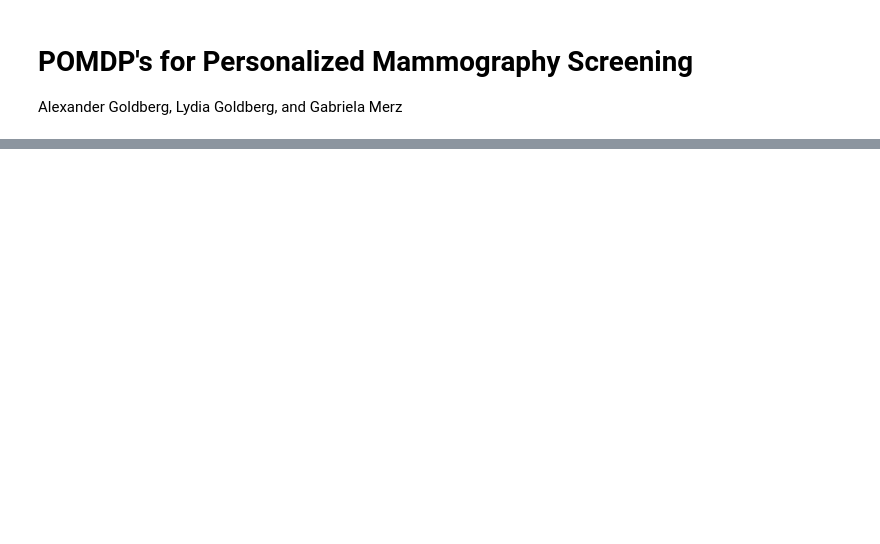
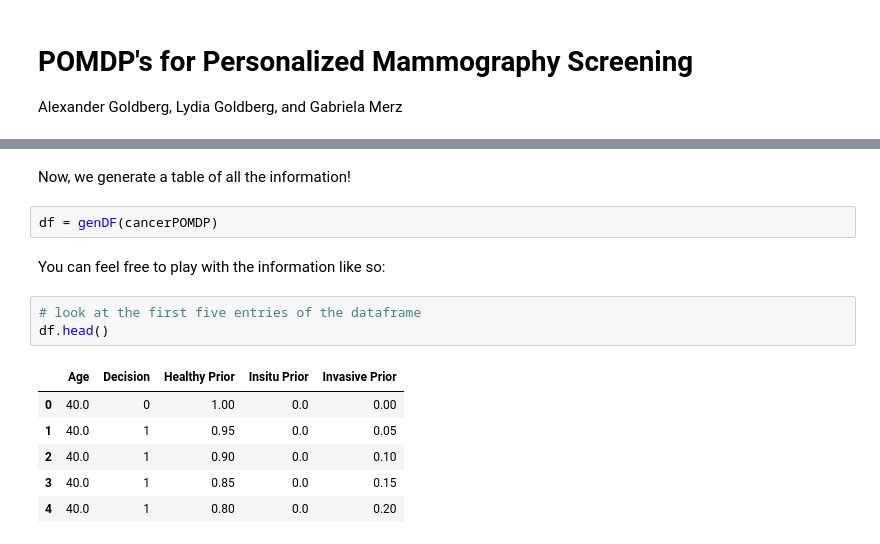
Before and after one commit to gcmerz/pomdp, a Jupyter notebook: POMDP's for Personalized Mammography Screening.ipynb, the cells around one changed output, grey strips where cells are left out. Cells and saved outputs as stored; diff of their text form; blank space fills up the shorter version.

```diff
--- a/POMDP's for Personalized Mammography Screening.ipynb
+++ b/POMDP's for Personalized Mammography Screening.ipynb
@@ -61,0 +91,16 @@ In the file model.py you will find our implementation of the model! We have impl
+# %% [markdown]
+Now, we generate a table of all the information!
+# %%
+df = genDF(cancerPOMDP)
+# %% [markdown]
+You can feel free to play with the information like so:
+# %%
+# look at the first five entries of the dataframe
+df.head()
+# %% [output]
+|  | Age | Decision | Healthy Prior | Insitu Prior | Invasive Prior |
+| 0 | 40.0 | 0 | 1.00 | 0.0 | 0.00 |
+| 1 | 40.0 | 1 | 0.95 | 0.0 | 0.05 |
+| 2 | 40.0 | 1 | 0.90 | 0.0 | 0.10 |
+| 3 | 40.0 | 1 | 0.85 | 0.0 | 0.15 |
+| 4 | 40.0 | 1 | 0.80 | 0.0 | 0.20 |
```
Also changed, not shown: parts of 35 cells of this notebook, 3 other files.
